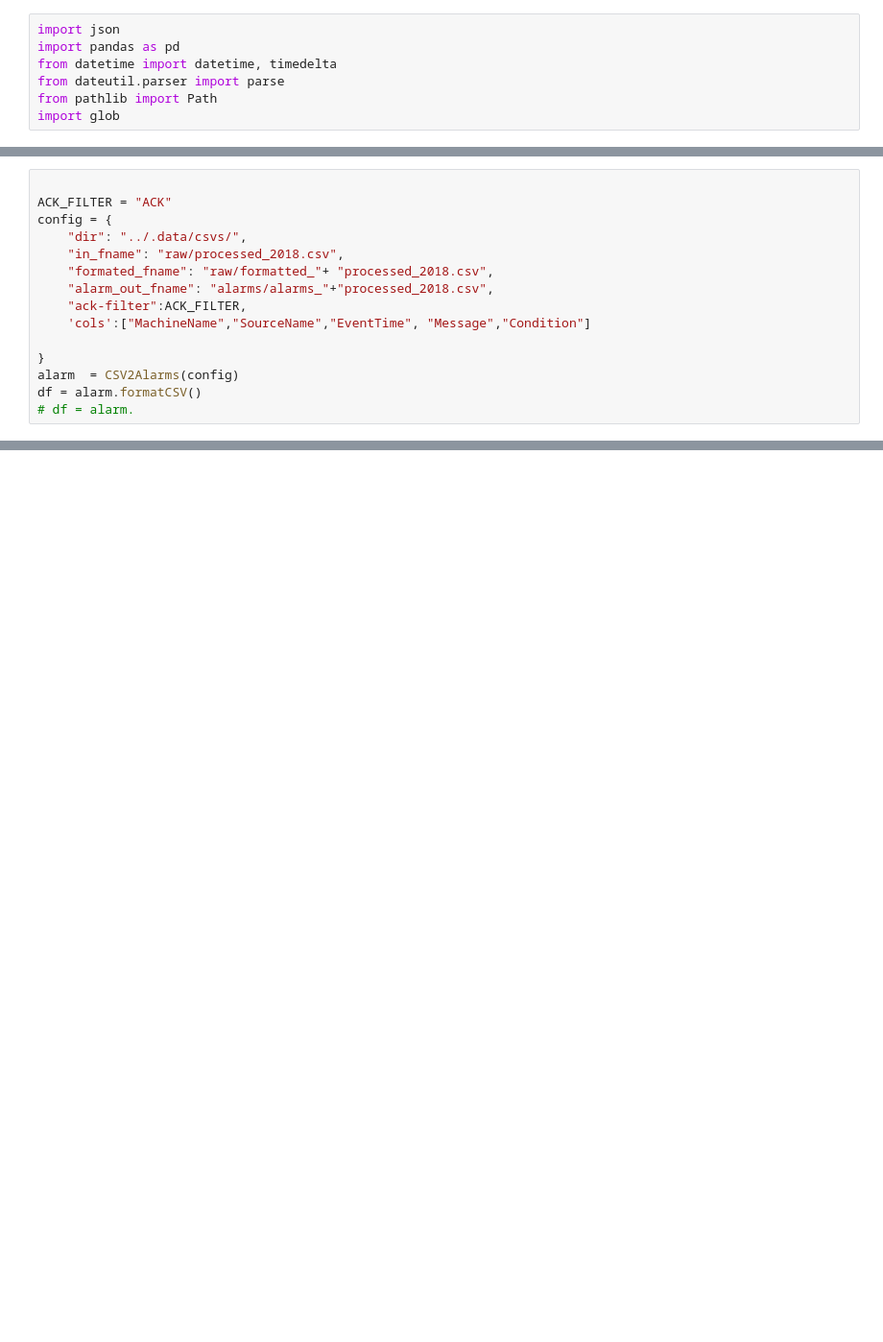
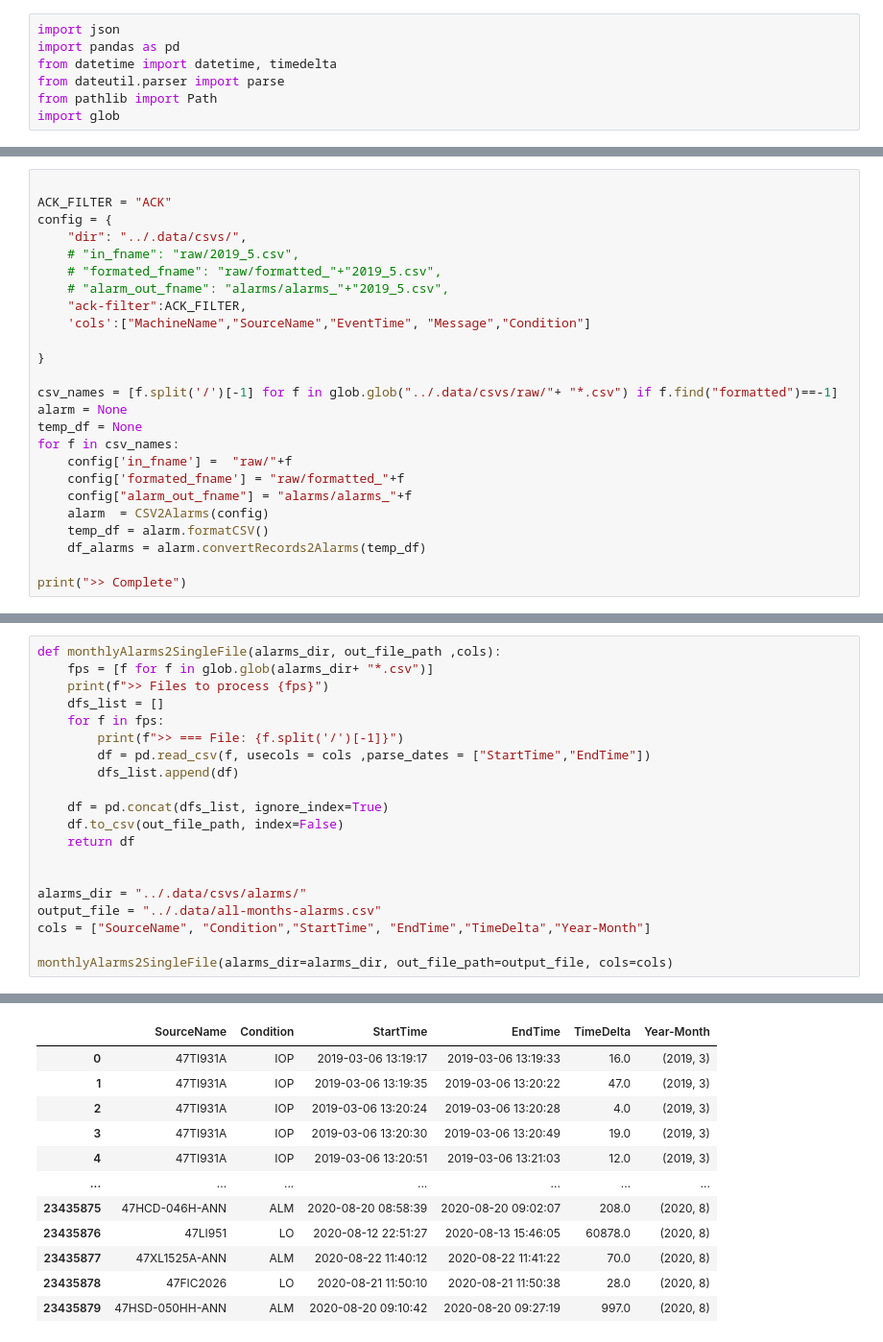
Before and after one commit to warisgill/predict-future-alarms, a Jupyter notebook: data-processing/csv_2_alarms.ipynb, the cells around one changed output, grey strips where cells are left out. Shown: that part at 96% size. Cells and saved outputs as stored; diff of their text form; blank space fills up the shorter version.

Commit message:
conversion from records to alarms is complete

```diff
--- a/data-processing/csv_2_alarms.ipynb
+++ b/data-processing/csv_2_alarms.ipynb
@@ -206,14 +220,24 @@ class CSV2Alarms:
 ACK_FILTER = "ACK"
 config = {
     "dir": "../.data/csvs/",
-    "in_fname": "raw/processed_2018.csv",
-    "formated_fname": "raw/formatted_"+ "processed_2018.csv",
-    "alarm_out_fname": "alarms/alarms_"+"processed_2018.csv",
+    # "in_fname": "raw/2019_5.csv",
+    # "formated_fname": "raw/formatted_"+"2019_5.csv",
+    # "alarm_out_fname": "alarms/alarms_"+"2019_5.csv",
     "ack-filter":ACK_FILTER,
     'cols':["MachineName","SourceName","EventTime", "Message","Condition"]
 
 }
-alarm  = CSV2Alarms(config)
-df = alarm.formatCSV()
-# df = alarm.
+
+csv_names = [f.split('/')[-1] for f in glob.glob("../.data/csvs/raw/"+ "*.csv") if f.find("formatted")==-1]
+alarm = None
+temp_df = None
+for f in csv_names:
+    config['in_fname'] =  "raw/"+f
+    config['formated_fname'] = "raw/formatted_"+f
+    config["alarm_out_fname"] = "alarms/alarms_"+f
+    alarm  = CSV2Alarms(config)
+    temp_df = alarm.formatCSV()
+    df_alarms = alarm.convertRecords2Alarms(temp_df)
+
+print(">> Complete")
 # %% [output]
@@ -249,0 +265,21 @@ NameError: name 'timedelta' is not defined
+# %%
+def monthlyAlarms2SingleFile(alarms_dir, out_file_path ,cols):
+    fps = [f for f in glob.glob(alarms_dir+ "*.csv")]
+    print(f">> Files to process {fps}")
+    dfs_list = []
+    for f in fps:
+        print(f">> === File: {f.split('/')[-1]}")
+        df = pd.read_csv(f, usecols = cols ,parse_dates = ["StartTime","EndTime"])
+        dfs_list.append(df)
+
+    df = pd.concat(dfs_list, ignore_index=True)
+    df.to_csv(out_file_path, index=False)
+    return df
+
+
+alarms_dir = "../.data/csvs/alarms/"
+output_file = "../.data/all-months-alarms.csv"
+cols = ["SourceName", "Condition","StartTime", "EndTime","TimeDelta","Year-Month"]
+
+monthlyAlarms2SingleFile(alarms_dir=alarms_dir, out_file_path=output_file, cols=cols)
+# %% [output]
@@ -249,0 +303,12 @@ NameError: name 'timedelta' is not defined
+|  | SourceName | Condition | StartTime | EndTime | TimeDelta | Year-Month |
+| 0 | 47TI931A | IOP | 2019-03-06 13:19:17 | 2019-03-06 13:19:33 | 16.0 | (2019, 3) |
+| 1 | 47TI931A | IOP | 2019-03-06 13:19:35 | 2019-03-06 13:20:22 | 47.0 | (2019, 3) |
+| 2 | 47TI931A | IOP | 2019-03-06 13:20:24 | 2019-03-06 13:20:28 | 4.0 | (2019, 3) |
+| 3 | 47TI931A | IOP | 2019-03-06 13:20:30 | 2019-03-06 13:20:49 | 19.0 | (2019, 3) |
+| 4 | 47TI931A | IOP | 2019-03-06 13:20:51 | 2019-03-06 13:21:03 | 12.0 | (2019, 3) |
+| ... | ... | ... | ... | ... | ... | ... |
+| 23435875 | 47HCD-046H-ANN | ALM | 2020-08-20 08:58:39 | 2020-08-20 09:02:07 | 208.0 | (2020, 8) |
+| 23435876 | 47LI951 | LO | 2020-08-12 22:51:27 | 2020-08-13 15:46:05 | 60878.0 | (2020, 8) |
+| 23435877 | 47XL1525A-ANN | ALM | 2020-08-22 11:40:12 | 2020-08-22 11:41:22 | 70.0 | (2020, 8) |
+| 23435878 | 47FIC2026 | LO | 2020-08-21 11:50:10 | 2020-08-21 11:50:38 | 28.0 | (2020, 8) |
+| 23435879 | 47HSD-050HH-ANN | ALM | 2020-08-20 09:10:42 | 2020-08-20 09:27:19 | 997.0 | (2020, 8) |
```
Also changed, not shown: parts of 5 cells of this notebook.
